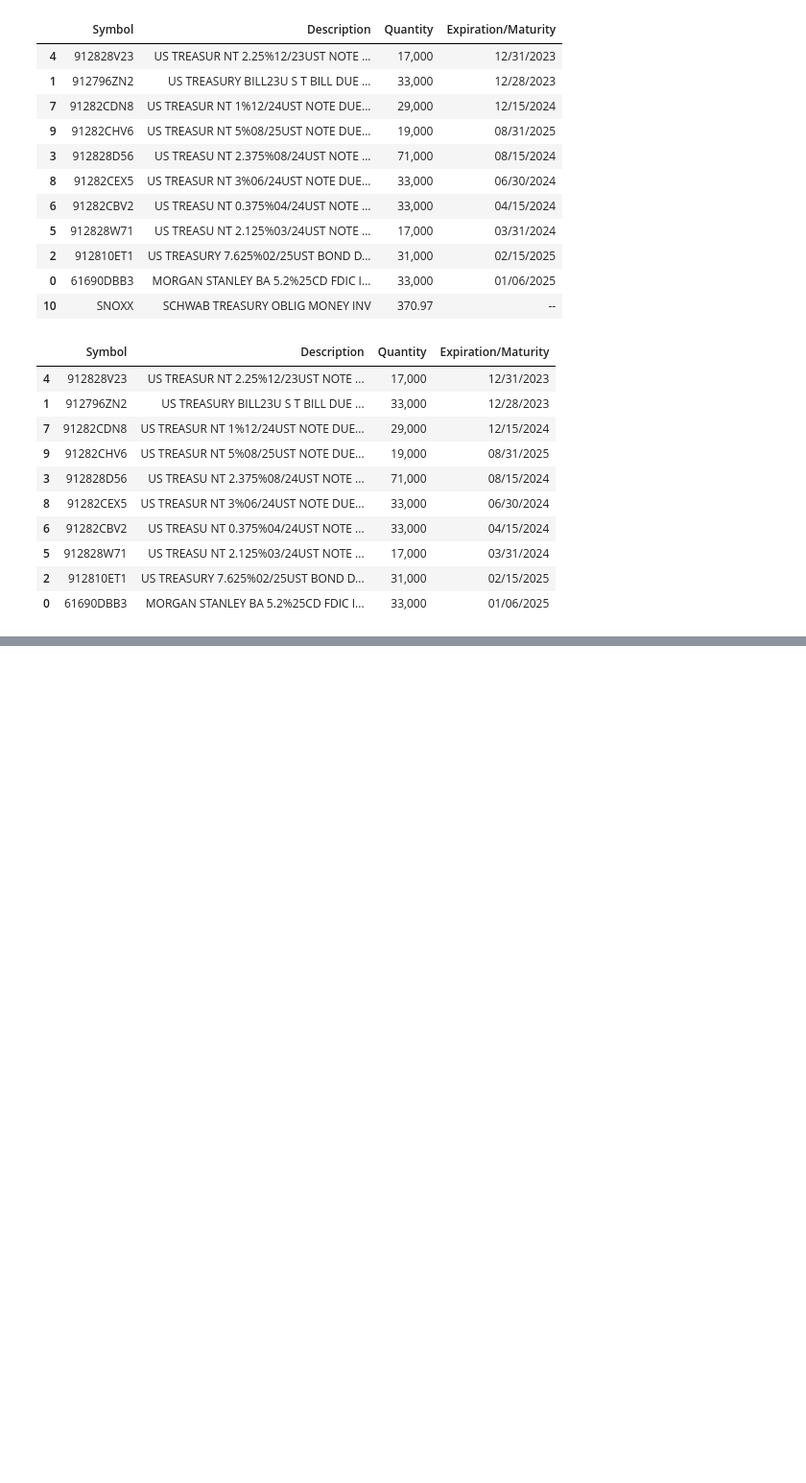
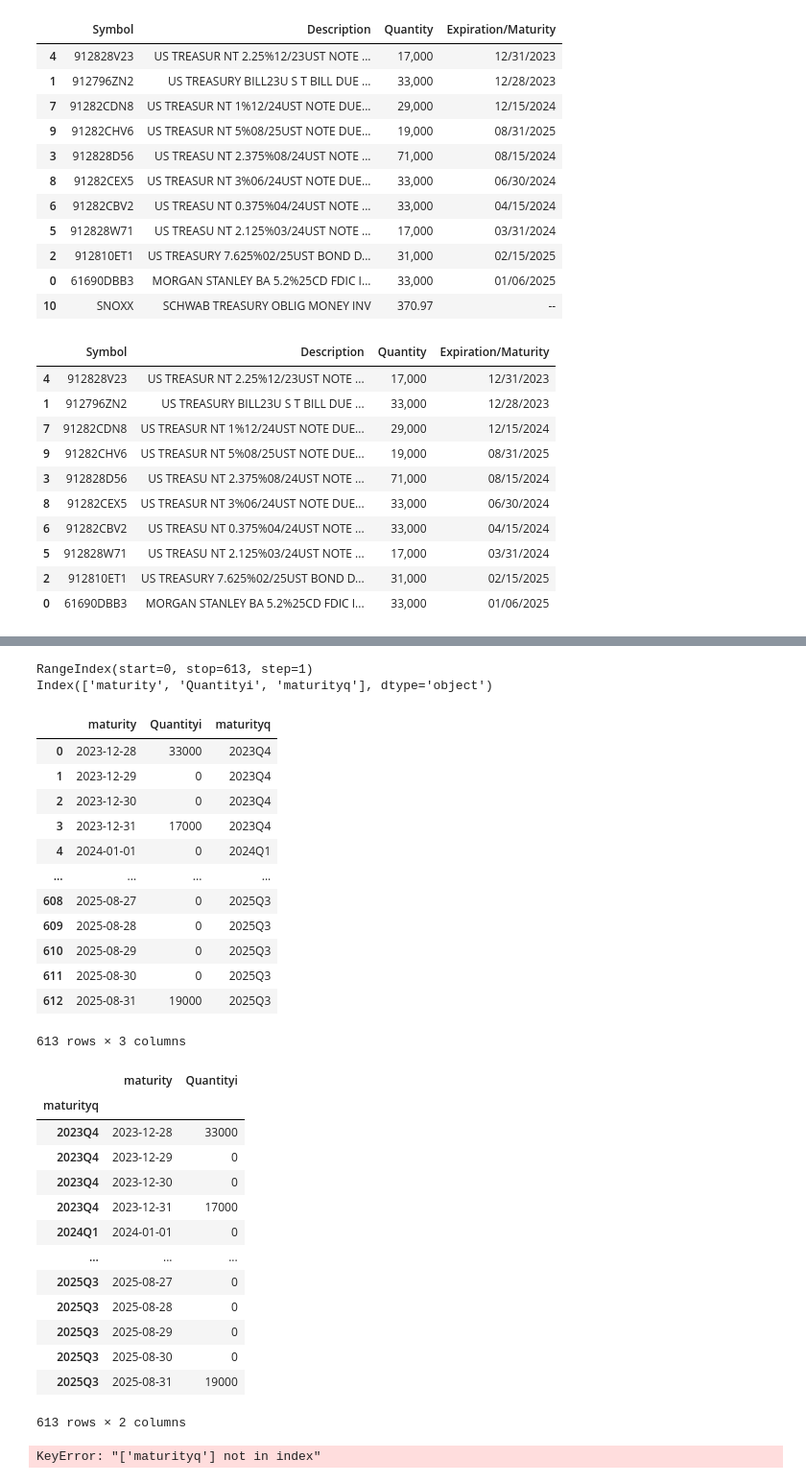
Before and after one commit to eross/bondcalc, a Jupyter notebook: bondcalc2.ipynb, the cells around one changed output, grey strips where cells are left out. Shown at 96% size. Cells and saved outputs as stored; diff of their text form; code cells hidden in the pictures; blank space fills up the shorter version.

```diff
--- a/bondcalc2.ipynb
+++ b/bondcalc2.ipynb
@@ -94,0 +205,43 @@ df5.groupby(by=['maturityq']).sum()
+# %%
+print(df6.index)
+print(df6.columns)
+
+#display(df6)
+df6.loc[:,("maturityq")] = pd.PeriodIndex(df6["maturity"], freq='Q')
+display(df6)
+d  = df6.set_index('maturityq')
+display(d)
+d=d[["maturityq","Quantityi"]]
+display(d)
+#d.groupby(by=['maturityq']).sum()
+# %% [output]
+RangeIndex(start=0, stop=613, step=1)
+Index(['maturity', 'Quantityi', 'maturityq'], dtype='object')
+|  | maturity | Quantityi | maturityq |
+| 0 | 2023-12-28 | 33000 | 2023Q4 |
+| 1 | 2023-12-29 | 0 | 2023Q4 |
+| 2 | 2023-12-30 | 0 | 2023Q4 |
+| 3 | 2023-12-31 | 17000 | 2023Q4 |
+| 4 | 2024-01-01 | 0 | 2024Q1 |
+| ... | ... | ... | ... |
+| 608 | 2025-08-27 | 0 | 2025Q3 |
+| 609 | 2025-08-28 | 0 | 2025Q3 |
+| 610 | 2025-08-29 | 0 | 2025Q3 |
+| 611 | 2025-08-30 | 0 | 2025Q3 |
+| 612 | 2025-08-31 | 19000 | 2025Q3 |
+613 rows × 3 columns
+|  | maturity | Quantityi |
+| maturityq |  |  |
+| 2023Q4 | 2023-12-28 | 33000 |
+| 2023Q4 | 2023-12-29 | 0 |
+| 2023Q4 | 2023-12-30 | 0 |
+| 2023Q4 | 2023-12-31 | 17000 |
+| 2024Q1 | 2024-01-01 | 0 |
+| ... | ... | ... |
+| 2025Q3 | 2025-08-27 | 0 |
+| 2025Q3 | 2025-08-28 | 0 |
+| 2025Q3 | 2025-08-29 | 0 |
+| 2025Q3 | 2025-08-30 | 0 |
+| 2025Q3 | 2025-08-31 | 19000 |
+613 rows × 2 columns
+KeyError: "['maturityq'] not in index"
```
Also changed, not shown: parts of 8 cells of this notebook.
